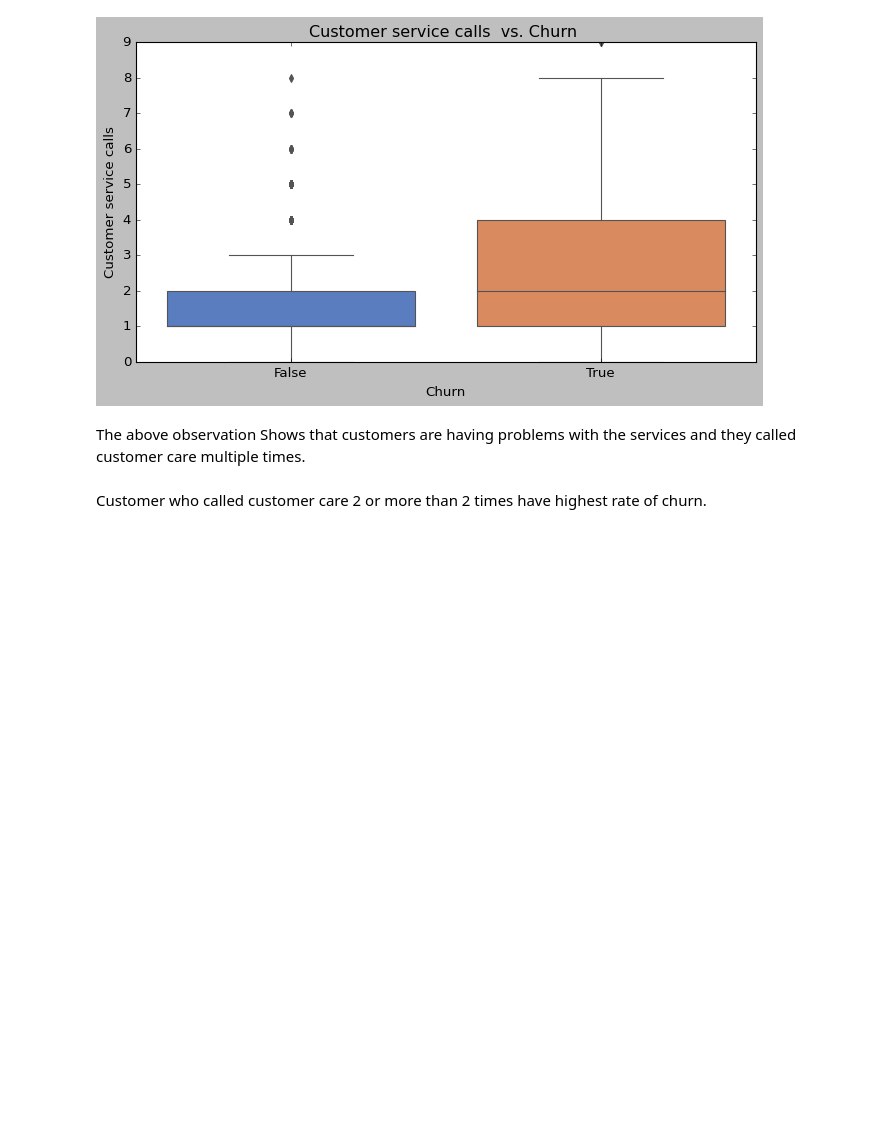
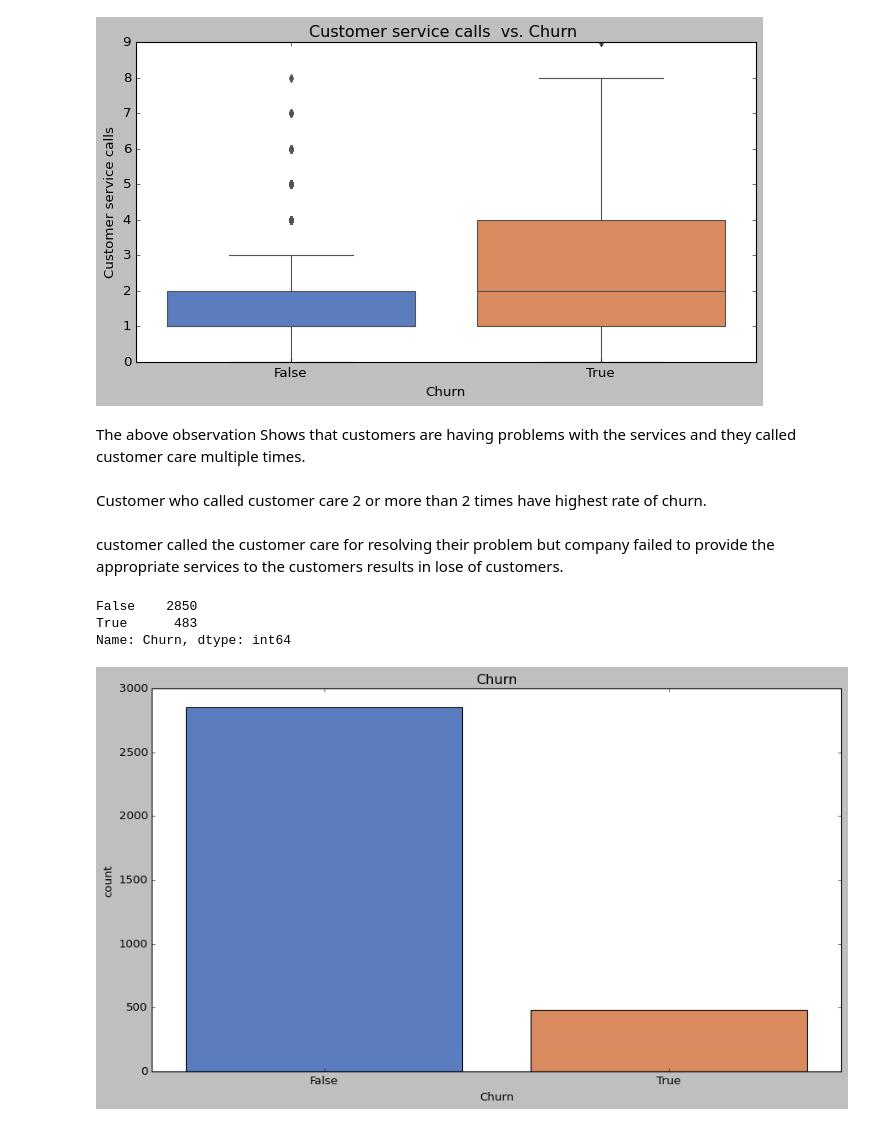
Before and after one commit to shobhi1998/Telecom-Churn-Analysis, a Jupyter notebook: Telecom_Churn_Analysis_Capstone_Project_(1).ipynb, the cells around one changed output. Saved outputs shown, nothing was run; the diff lists cells and outputs as text; code cells hidden in the pictures; blank space fills up the shorter version.

```diff
--- a/Telecom_Churn_Analysis_Capstone_Project_(1).ipynb
+++ b/Telecom_Churn_Analysis_Capstone_Project_(1).ipynb
@@ -452,4 +457,20 @@ plt.show()
 [figure]
 # %% [markdown]
 The above observation Shows that customers are having problems with the services and they called customer care multiple times.<br>
-<br>Customer who called customer care 2 or more than 2 times have highest rate of churn.
+<br>Customer who called customer care 2 or more than 2 times have highest rate of churn.<br><br>
+customer called the customer care for resolving their problem but company failed to provide the appropriate services to the customers results in lose of customers.
+# %%
+ df['Churn'].value_counts()
+# %% [output]
+False    2850
+True      483
+Name: Churn, dtype: int64
+# %%
+# create the bar graph
+plt.figure(figsize=(13,7))
+plt.title("Churn")
+sns.countplot(df.Churn, palette="muted")
+fig = plt.gcf()
+plt.show()
+# %% [output]
+[figure, added]
```
Also changed, not shown: parts of 5 cells of this notebook.
